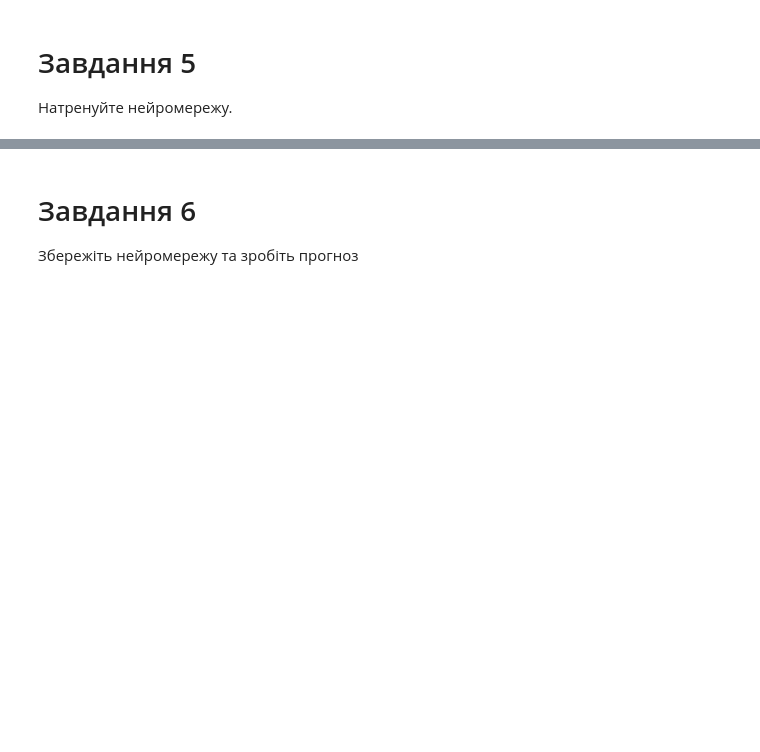
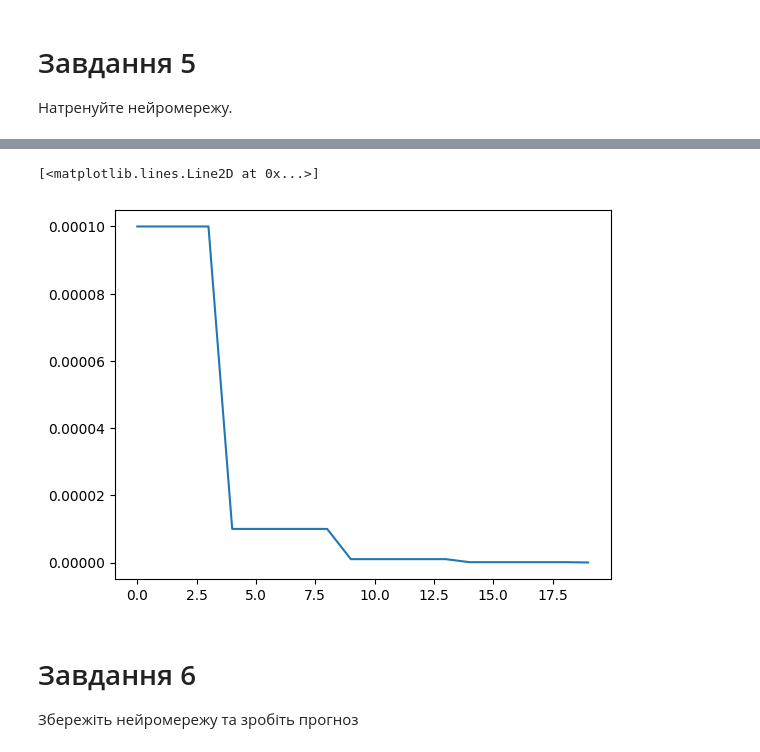
Before and after one commit to shaya-686/AI, a Jupyter notebook: regularization_practice.ipynb, the cells around one changed output, grey strips where cells are left out. Drawn from its saved outputs; the diff is of its cells as text; code cells hidden in the pictures; blank space fills up the shorter version.

```diff
--- a/regularization_practice.ipynb
+++ b/regularization_practice.ipynb
@@ -54,3 +367,8 @@ df.head()
+# %%
+plt.plot(history['lr'])
+# %% [output]
+[<matplotlib.lines.Line2D at 0x...>]
+[figure, added]
 # %% [markdown]
 # Завдання 6
 Збережіть нейромережу та зробіть прогноз
```
Also changed, not shown: parts of 18 cells of this notebook.
